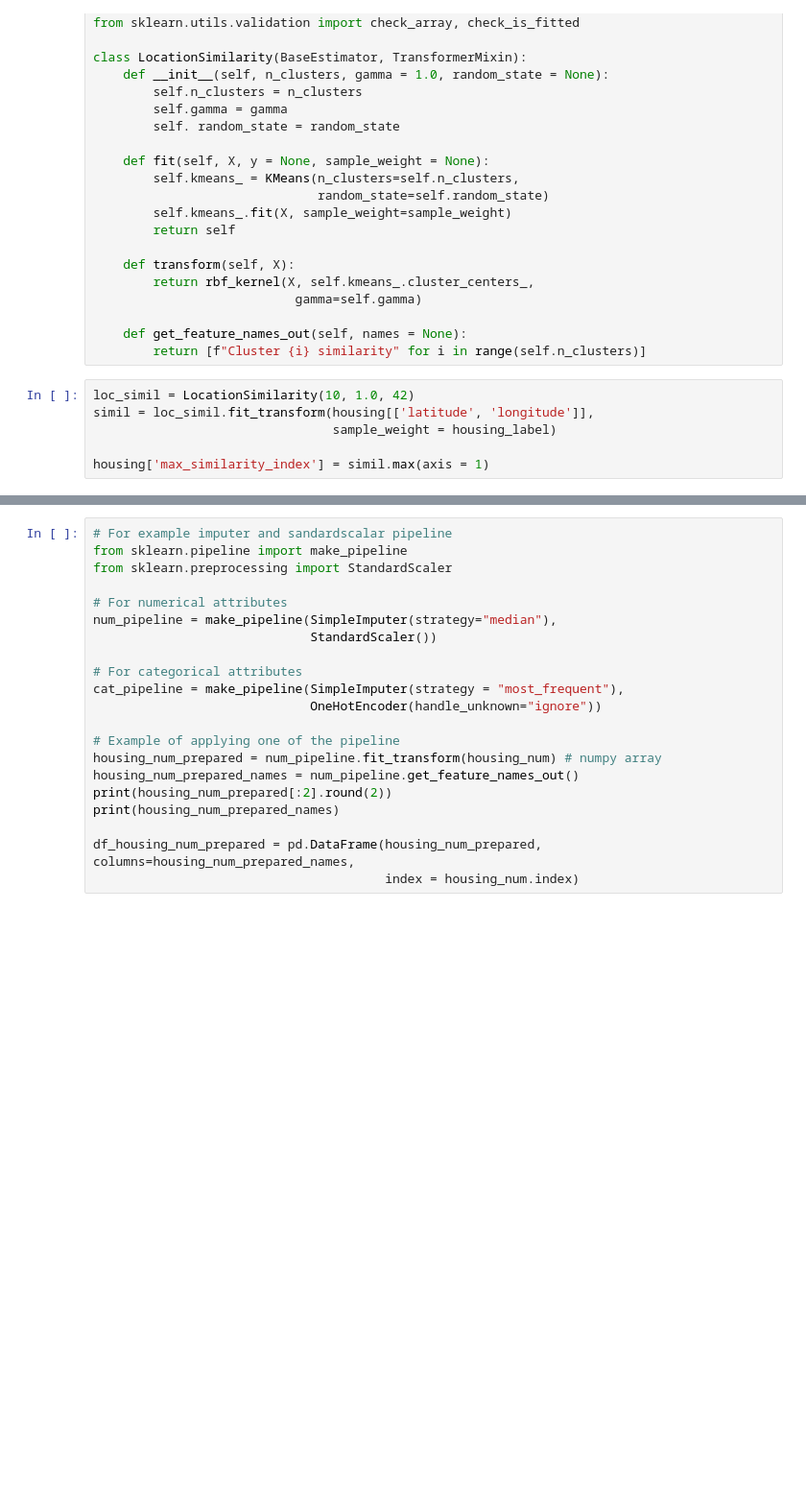
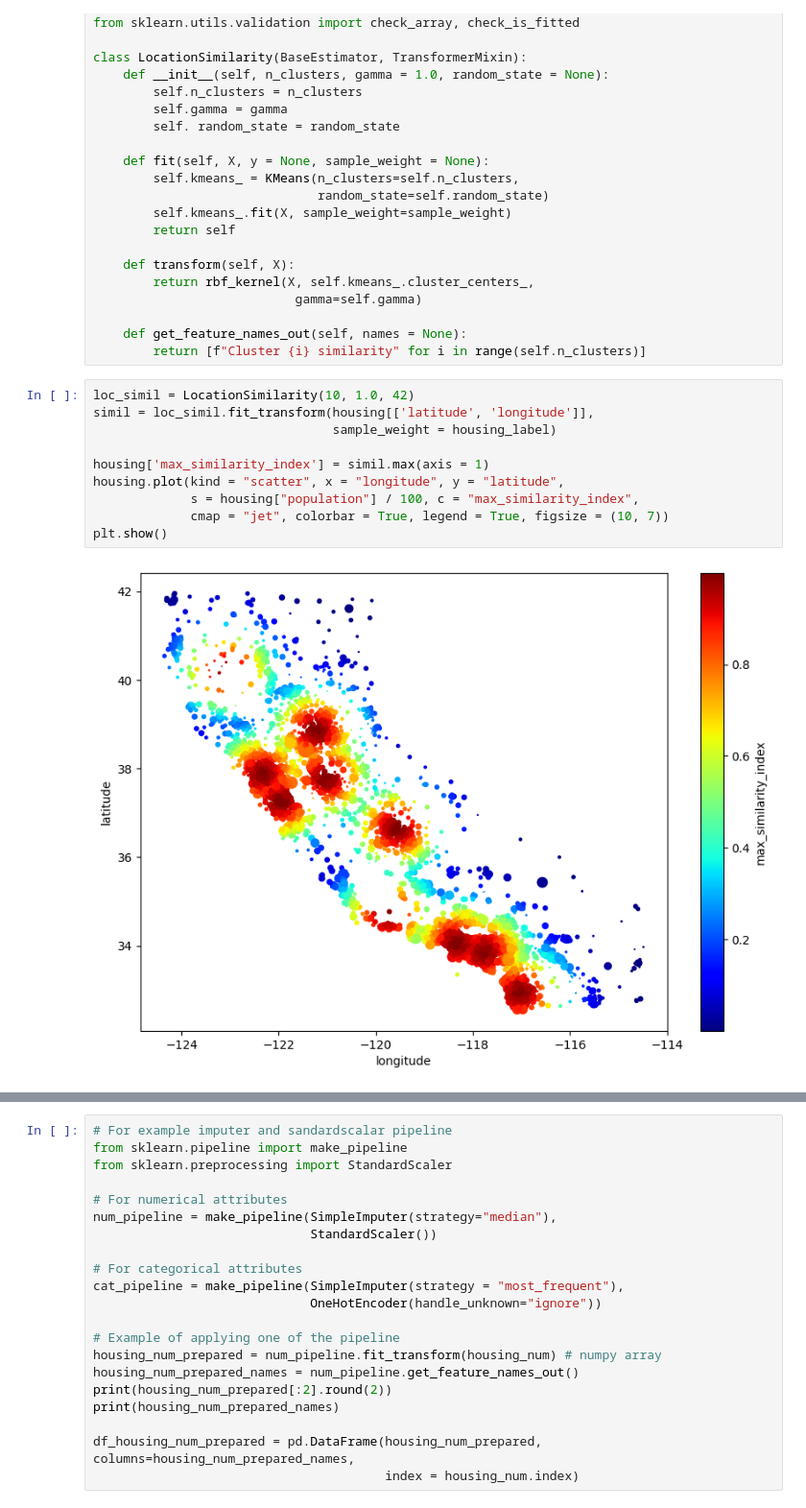
Before and after one commit to niazusama/California_housing_prices_prediction_model, a Jupyter notebook: california_housing_price_estimator.ipynb, the cells around one changed output, grey strips where cells are left out. Shown at 96% size. Drawn from its saved outputs; the diff is of its cells as text; blank space fills up the shorter version.

Commit message:
simil loc plot

```diff
--- a/california_housing_price_estimator.ipynb
+++ b/california_housing_price_estimator.ipynb
@@ -405,6 +405,12 @@ class LocationSimilarity(BaseEstimator, TransformerMixin):
 # %%
 loc_simil = LocationSimilarity(10, 1.0, 42)
 simil = loc_simil.fit_transform(housing[['latitude', 'longitude']],
                                 sample_weight = housing_label)
 
 housing['max_similarity_index'] = simil.max(axis = 1)
+housing.plot(kind = "scatter", x = "longitude", y = "latitude",
+             s = housing["population"] / 100, c = "max_similarity_index",
+             cmap = "jet", colorbar = True, legend = True, figsize = (10, 7))
+plt.show()
+# %% [output]
+[figure, added]
```
Also changed, not shown: parts of 2 cells of this notebook.
